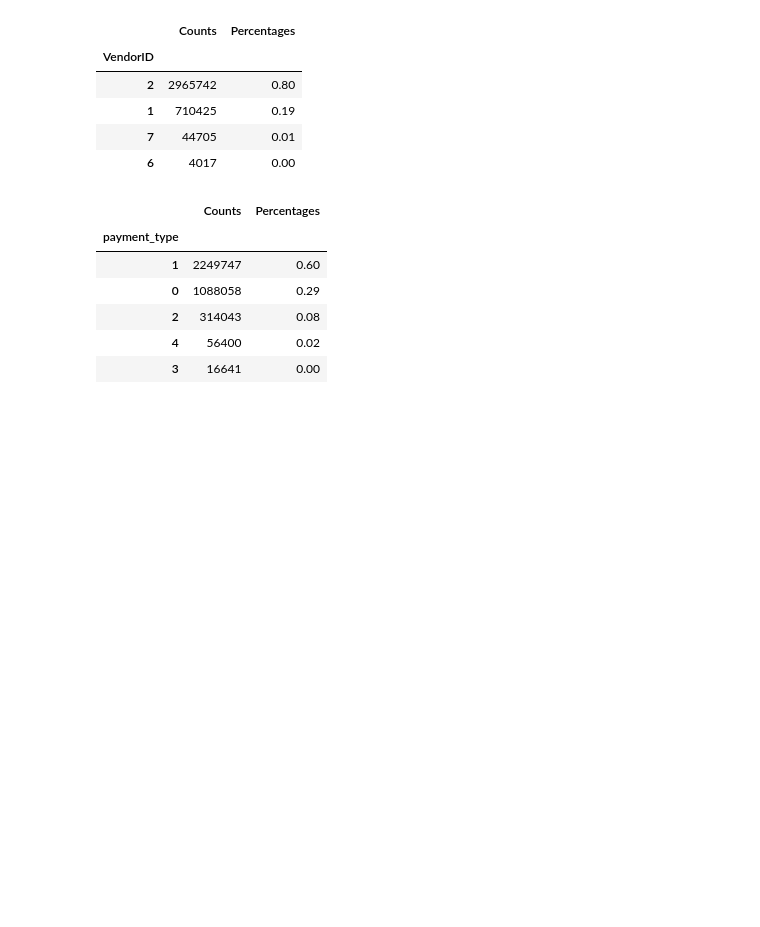
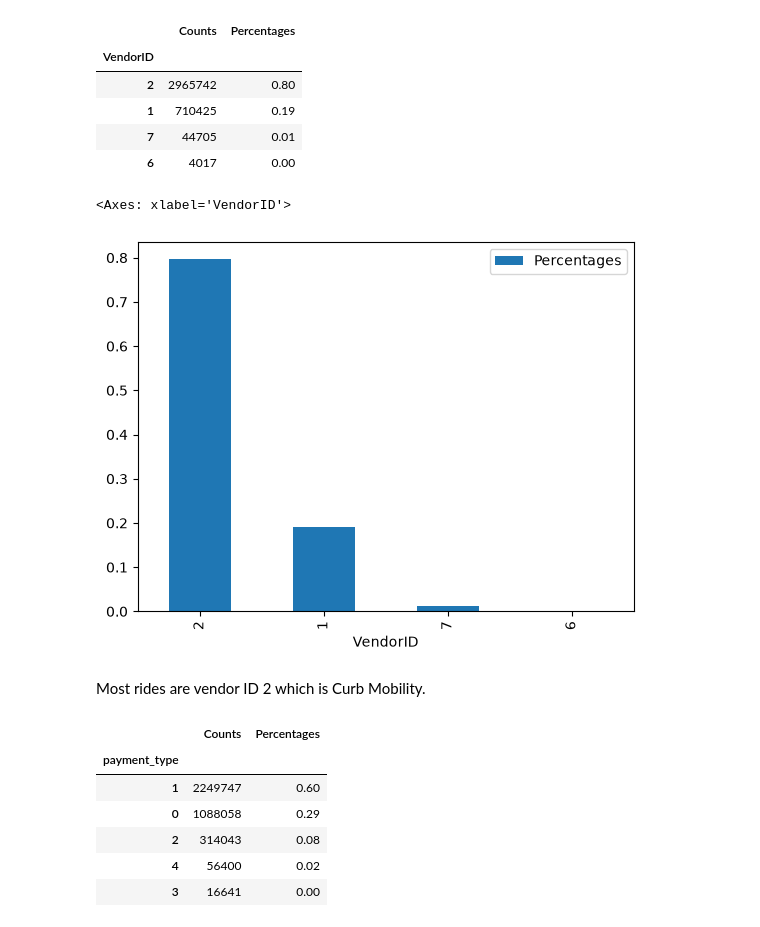
Before and after one commit to samuel54illinois/NYC_TLC_Trip_Record_Analysis, a Jupyter notebook: notebook_analysis/0_data_audit.ipynb, the cells around one changed output. Drawn from its saved outputs; the diff is of its cells as text; code cells hidden in the pictures; blank space fills up the shorter version.

```diff
--- a/notebook_analysis/0_data_audit.ipynb
+++ b/notebook_analysis/0_data_audit.ipynb
@@ -381,6 +381,13 @@ result
 | 1 | 710425 | 0.19 |
 | 7 | 44705 | 0.01 |
 | 6 | 4017 | 0.00 |
+# %%
+result.plot(kind="bar", y="Percentages")
+# %% [output]
+<Axes: xlabel='VendorID'>
+[figure, added]
+# %% [markdown]
+Most rides are vendor ID 2 which is Curb Mobility.
 # %%
 counts = yellow_trip_data["payment_type"].value_counts(dropna=False)
 percentage = yellow_trip_data["payment_type"].value_counts(normalize=True, dropna=False)
```
Also changed, not shown: parts of 3 cells of this notebook.
